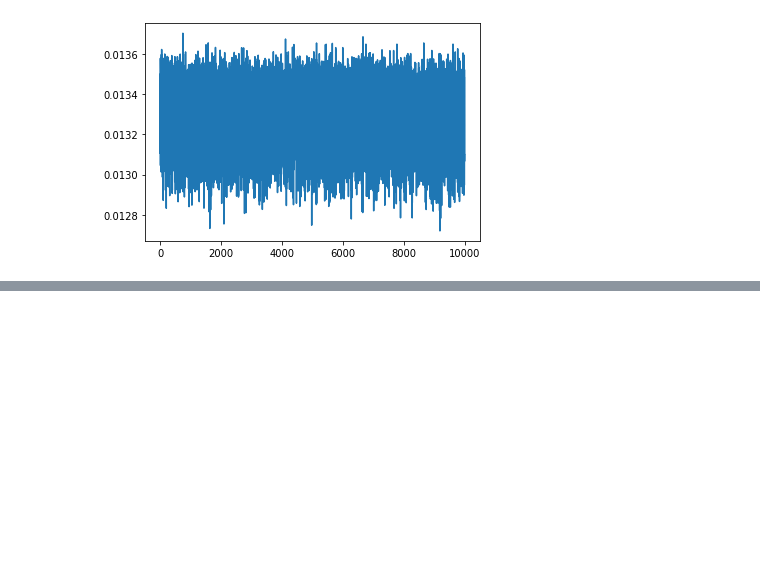
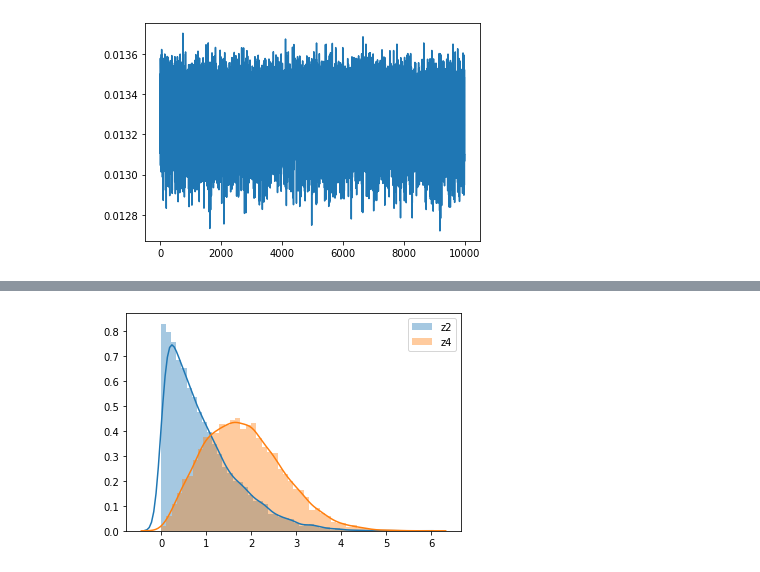
Before and after one commit to bayesianbrad/openmalaria_probprog, a Jupyter notebook: code/amortized_rs/notebooks/test_rs.ipynb, the cells around one changed output, grey strips where cells are left out. Saved outputs shown, nothing was run; the diff lists cells and outputs as text; code cells hidden in the pictures; blank space fills up the shorter version.

```diff
--- a/code/amortized_rs/notebooks/test_rs.ipynb
+++ b/code/amortized_rs/notebooks/test_rs.ipynb
@@ -149,0 +286,7 @@ tensor(0.0408)
+# %%
+sns.distplot(samples_1[:,1],label='z2')
+sns.distplot(samples_1[:,3],label='z4')
+plt.legend()
+plt.show()
+# %% [output]
+[figure, added]
```
Also changed, not shown: parts of 4 cells of this notebook.
